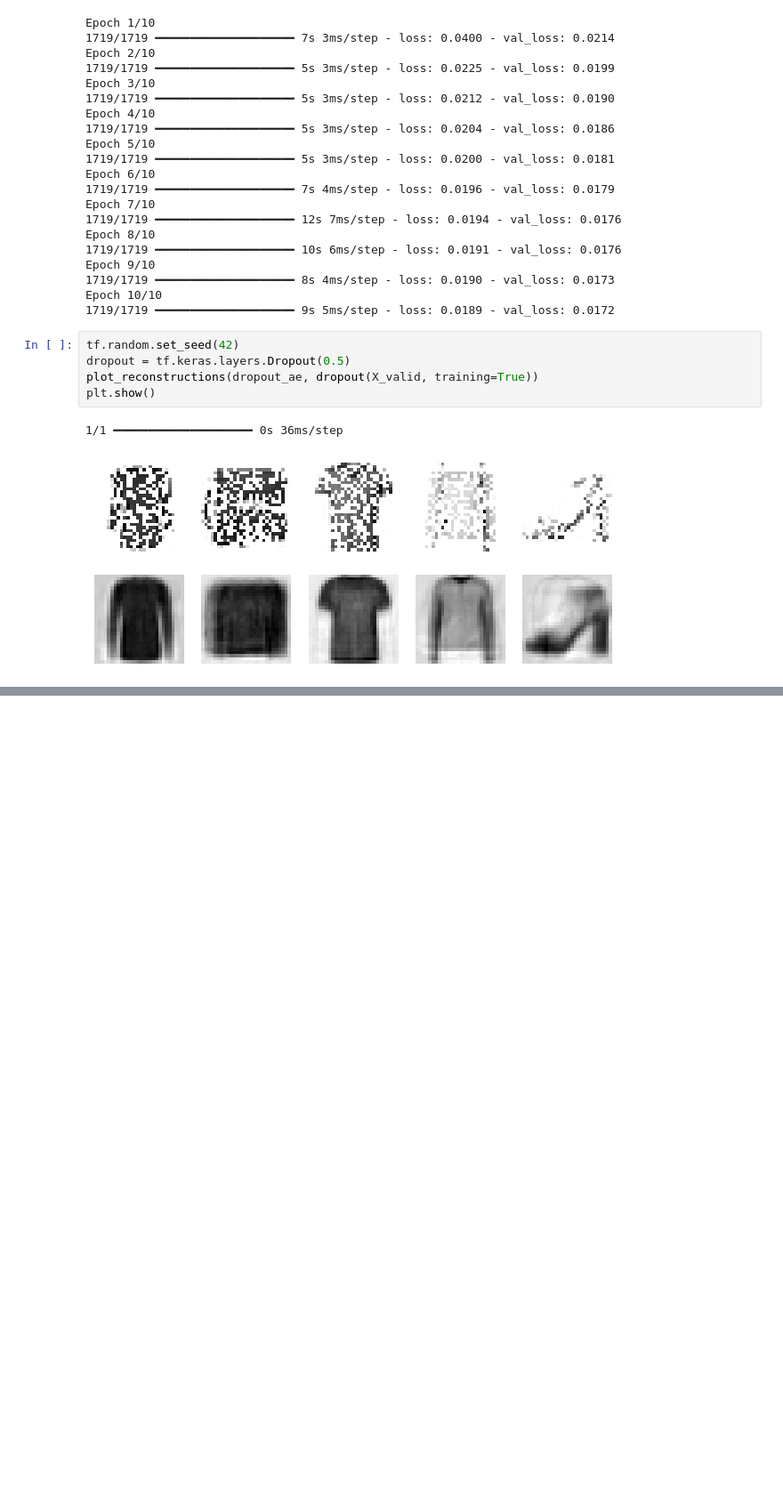
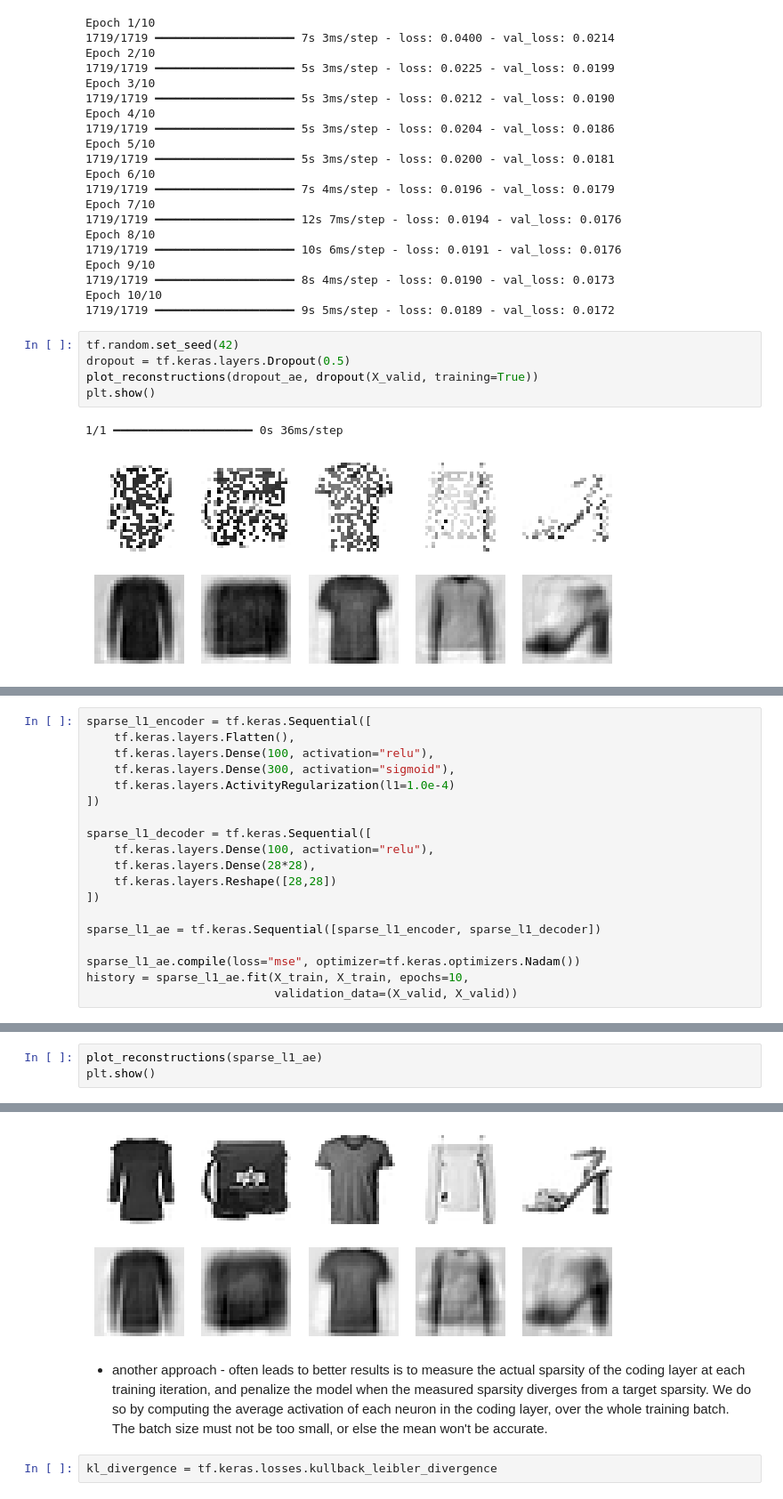
Before and after one commit to BlaiseMarvin/Machine-Learning-and-Big-Data-Analytics, a Jupyter notebook: deep_learning/autoencoders/example1.ipynb, the cells around one changed output, grey strips where cells are left out. Shown: that part at 89% size. Saved outputs shown, nothing was run; the diff lists cells and outputs as text; blank space fills up the shorter version.

```diff
--- a/deep_learning/autoencoders/example1.ipynb
+++ b/deep_learning/autoencoders/example1.ipynb
@@ -367,0 +372,19 @@ plt.show()
+# %%
+sparse_l1_encoder = tf.keras.Sequential([
+    tf.keras.layers.Flatten(),
+    tf.keras.layers.Dense(100, activation="relu"),
+    tf.keras.layers.Dense(300, activation="sigmoid"),
+    tf.keras.layers.ActivityRegularization(l1=1.0e-4)
+])
+
+sparse_l1_decoder = tf.keras.Sequential([
+    tf.keras.layers.Dense(100, activation="relu"),
+    tf.keras.layers.Dense(28*28),
+    tf.keras.layers.Reshape([28,28])
+])
+
+sparse_l1_ae = tf.keras.Sequential([sparse_l1_encoder, sparse_l1_decoder])
+
+sparse_l1_ae.compile(loss="mse", optimizer=tf.keras.optimizers.Nadam())
+history = sparse_l1_ae.fit(X_train, X_train, epochs=10,
+                           validation_data=(X_valid, X_valid))
@@ -367,0 +412,4 @@ plt.show()
+# %%
+plot_reconstructions(sparse_l1_ae)
+plt.show()
+# %% [output]
@@ -367,0 +418,5 @@ plt.show()
+[figure, added]
+# %% [markdown]
+- another approach - often leads to better results is to measure the actual sparsity of the coding layer at each training iteration, and penalize the model when the measured sparsity diverges from a target sparsity. We do so by computing the average activation of each neuron in the coding layer, over the whole training batch. The batch size must not be too small, or else the mean won't be accurate.
+# %%
+kl_divergence = tf.keras.losses.kullback_leibler_divergence
```
Also changed, not shown: parts of 33 cells of this notebook, 56 other files.
